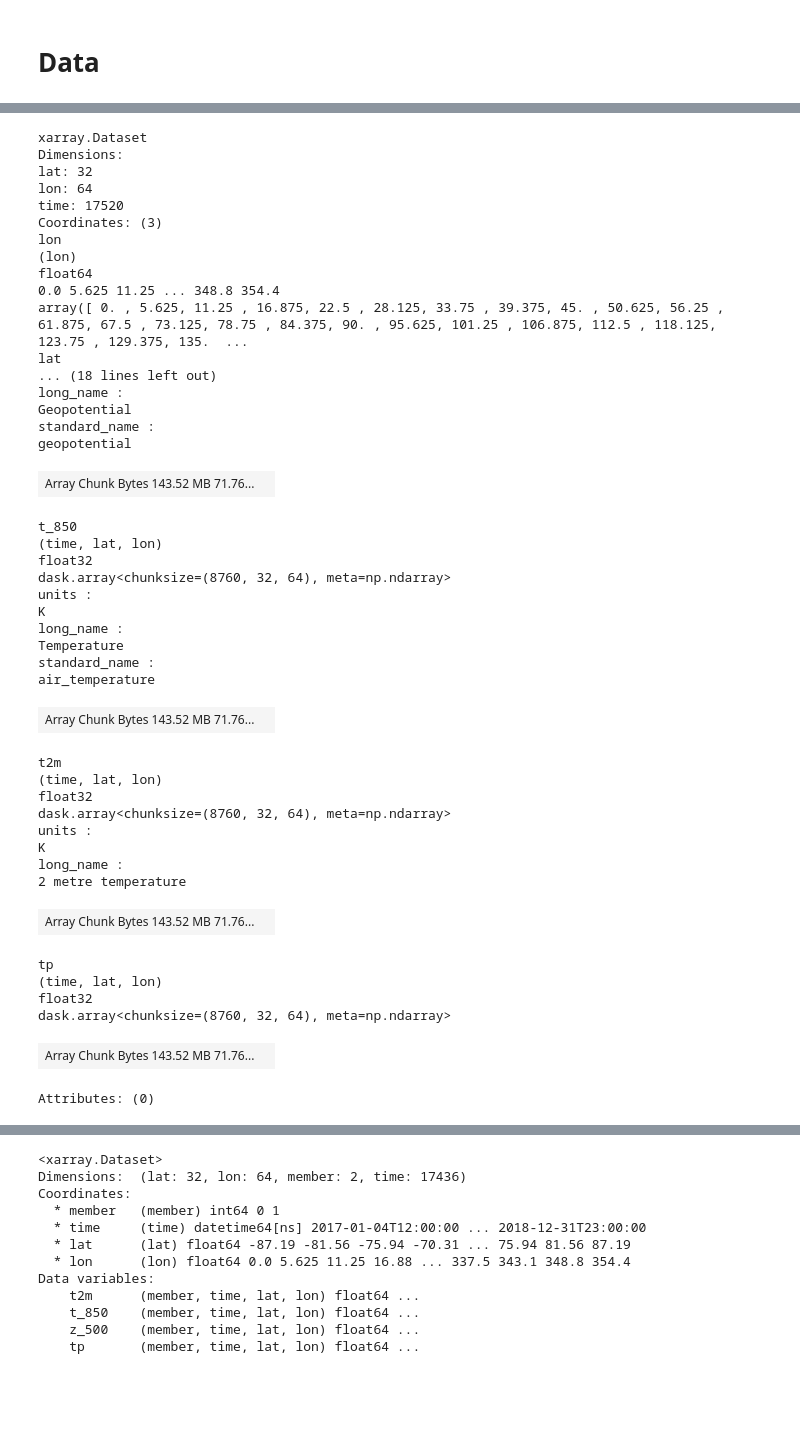
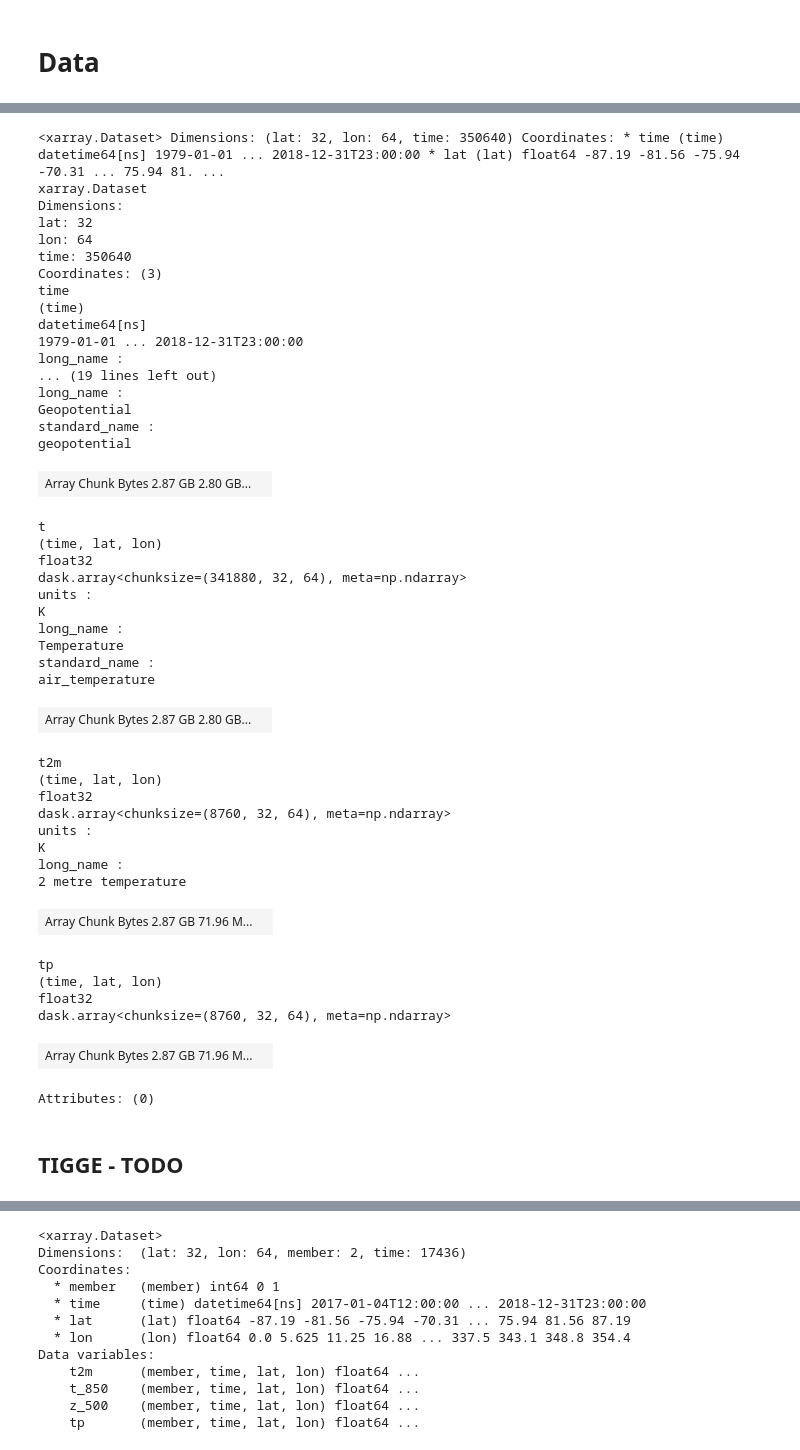
Before and after one commit to sagar-garg/WeatherBench, a Jupyter notebook: nbs_probabilistic/all-scores-comparison.ipynb, the cells around one changed output, grey strips where cells are left out. Cells and saved outputs as stored; diff of their text form; code cells hidden in the pictures; blank space fills up the shorter version.

```diff
--- a/nbs_probabilistic/all-scores-comparison.ipynb
+++ b/nbs_probabilistic/all-scores-comparison.ipynb
@@ -59,42 +62,43 @@ constants                 temperature_850
 # %%
 z500_valid = load_test_data(f'{datadir}/geopotential_500', 'z').drop('level')
 t850_valid = load_test_data(f'{datadir}/temperature_850', 't').drop('level')
 t2m_valid = xr.open_mfdataset(f'{datadir}/2m_temperature/*.nc',combine='by_coords')
 tp_valid=xr.open_mfdataset(f'{datadir}/6hr_precipitation/*.nc',combine='by_coords')
 
-ztt_valid=xr.merge([z500_valid,t850_valid, t2m_valid]).rename({'z':'z_500', 't':'t_850'})
+# SR: Not necessary because we never look at other levels
+ztt_valid=xr.merge([z500_valid,t850_valid, t2m_valid])  #.rename({'z':'z_500', 't':'t_850'})
 valid=xr.merge([ztt_valid, tp_valid])
 valid
 # %% [output]
+<xarray.Dataset> Dimensions: (lat: 32, lon: 64, time: 350640) Coordinates: * time (time) datetime64[ns] 1979-01-01 ... 2018-12-31T23:00:00 * lat (lat) float64 -87.19 -81.56 -75.94 -70.31 ... 75.94 81. ...
 xarray.Dataset
 Dimensions:
 lat: 32
 lon: 64
-time: 17520
+time: 350640
 Coordinates: (3)
-lon
-(lon)
-float64
-0.0 5.625 11.25 ... 348.8 354.4
-array([ 0. , 5.625, 11.25 , 16.875, 22.5 , 28.125, 33.75 , 39.375, 45. , 50.625, 56.25 , 61.875, 67.5 , 73.125, 78.75 , 84.375, 90. , 95.625, 101.25 , 106.875, 112.5 , 118.125, 123.75 , 129.375, 135.  ...
-lat
-... (18 lines left out)
+time
+(time)
+datetime64[ns]
+1979-01-01 ... 2018-12-31T23:00:00
+long_name :
+... (19 lines left out)
 long_name :
 Geopotential
 standard_name :
 geopotential
-| Array Chunk Bytes 143.52 MB 71.76... |  |
+| Array Chunk Bytes 2.87 GB 2.80 GB... |  |
-t_850
+t
 (time, lat, lon)
 float32
-dask.array<chunksize=(8760, 32, 64), meta=np.ndarray>
+dask.array<chunksize=(341880, 32, 64), meta=np.ndarray>
 units :
 K
 long_name :
 Temperature
 standard_name :
 air_temperature
-| Array Chunk Bytes 143.52 MB 71.76... |  |
+| Array Chunk Bytes 2.87 GB 2.80 GB... |  |
 t2m
 (time, lat, lon)
 float32
@@ -103,12 +107,12 @@ units :
 K
 long_name :
 2 metre temperature
-| Array Chunk Bytes 143.52 MB 71.76... |  |
+| Array Chunk Bytes 2.87 GB 71.96 M... |  |
 tp
 (time, lat, lon)
 float32
 dask.array<chunksize=(8760, 32, 64), meta=np.ndarray>
-| Array Chunk Bytes 143.52 MB 71.76... |  |
+| Array Chunk Bytes 2.87 GB 71.96 M... |  |
 Attributes: (0)
 # %%
 # dr=0.1 missing.
@@ -154,4 +158,6 @@ cat_t_preds=xr.open_dataset(f'{pred_save_dir}/{exp_id}.nc')
 # %%
 #cat_z_preds
 #cat_quant_z_preds.z
+# %% [markdown]
+## TIGGE - TODO
 # %% [markdown]
```
Also changed, not shown: parts of 47 cells of this notebook, 1 other file.
